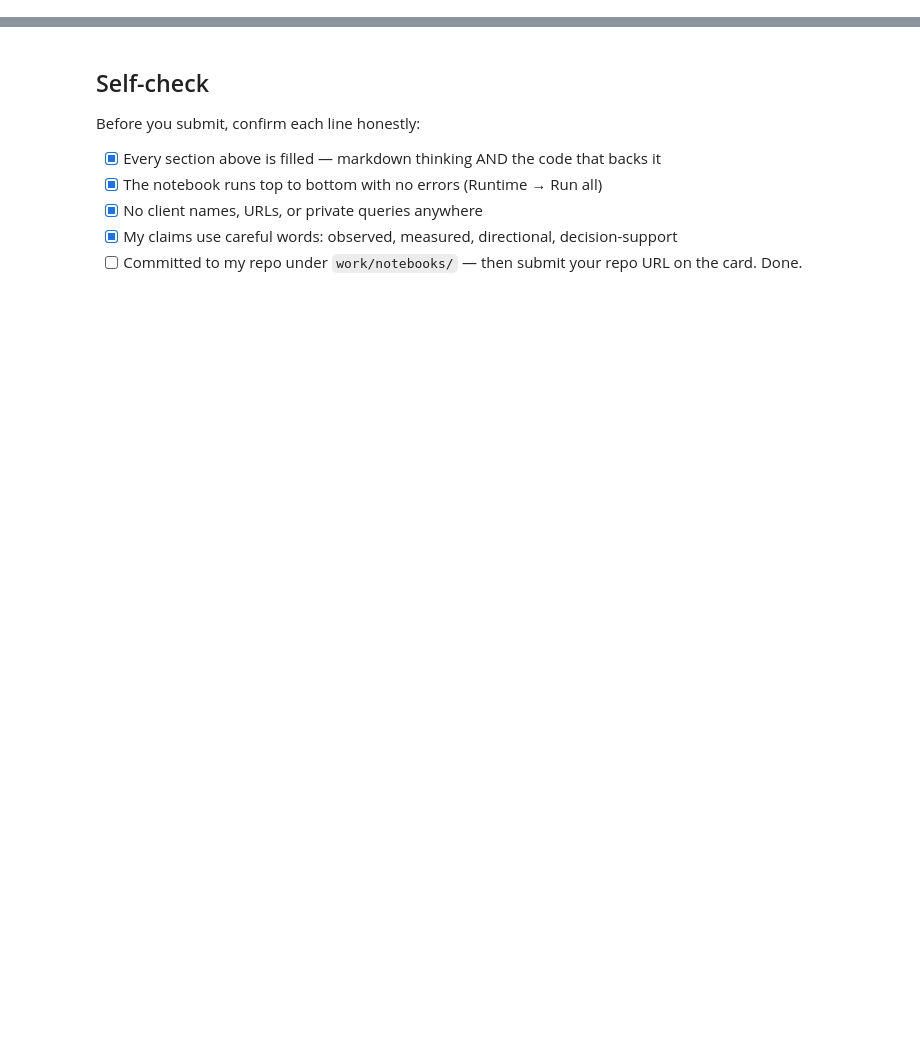
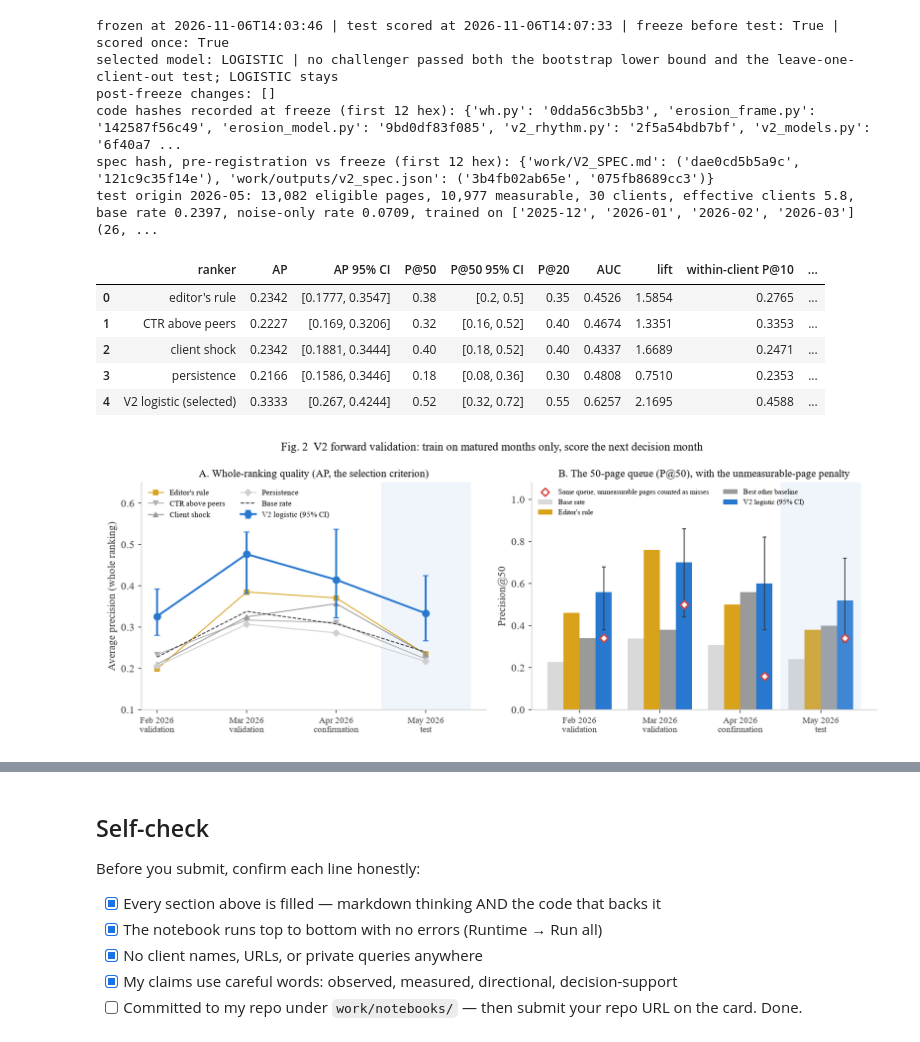
Before and after one commit to Tessa-Saumu/FlyRank-ML-Internship, a Jupyter notebook: work/notebooks/w06_validation_audit.ipynb, the cells around one changed output, grey strips where cells are left out. Saved outputs shown, nothing was run; the diff lists cells and outputs as text; code cells hidden in the pictures; blank space fills up the shorter version.

```diff
--- a/work/notebooks/w06_validation_audit.ipynb
+++ b/work/notebooks/w06_validation_audit.ipynb
@@ -174,0 +167,29 @@ rule to the sealed month after seeing it: that would be tuning on the test.
+# %%
+fz, ts = v2("freeze"), v2("test")
+print("frozen at", fz["frozen_at"], "| test scored at", ts["scored_at"], "| freeze before test:", fz["frozen_at"] < ts["scored_at"], "| scored once:", ts["scored_once"])
+print("selected model:", fz["selected_model"], "|", fz["selected_model_decision"]); print("post-freeze changes:", fz["post_freeze_changes"])
+print("code hashes recorded at freeze (first 12 hex):", {k: v[:12] for k, v in fz["code_sha256"].items()})
+print("spec hash, pre-registration vs freeze (first 12 hex):", {k: (fz["spec_sha256_at_preregistration"][k][:12], fz["spec_sha256"][k][:12]) for k in fz["spec_sha256"]})
+ev = ts["evaluation"]
+print(f"test origin {ts['score_origin']}: {ev['n_eligible']:,} eligible pages, {ev['n_measurable']:,} measurable, {ev['n_clients']} clients, effective clients {ev['effective_clients']}, "
+      f"base rate {ev['base_rate']}, noise-only rate {ev['noise_only_rate']}, trained on {ts['train_origins']} ({ts['n_train_rows']:,} rows)")
+rows = [{"ranker": BASE_LABEL.get(n, "V2 logistic (selected)"), "AP": r["ap"], "AP 95% CI": r["ap_ci"], "P@50": r["p@50"], "P@50 95% CI": r["p@50_ci"], "P@20": r["p@20"],
+         "AUC": r["auc"], "lift": r["lift"], "within-client P@10": r["within_client_p@10"], "clients in top 50": r["clients_in_top50"],
+         "P@50, unmeasurable = miss": r["p@50_unmeasurable_as_miss"], "AP gain over best baseline": r["delta_ap_vs_best_baseline"],
+         "gain 95% CI": r["delta_ap_vs_best_baseline_ci"]} for n, r in ev["models"].items()]
+display(pd.DataFrame(rows))
+display(Image(os.path.join(FIG, "fig2_forward_validation.png")))
+# %% [output]
+frozen at 2026-11-06T14:03:46 | test scored at 2026-11-06T14:07:33 | freeze before test: True | scored once: True
+selected model: LOGISTIC | no challenger passed both the bootstrap lower bound and the leave-one-client-out test; LOGISTIC stays
+post-freeze changes: []
+code hashes recorded at freeze (first 12 hex): {'wh.py': '0dda56c3b5b3', 'erosion_frame.py': '142587f56c49', 'erosion_model.py': '9bd0df83f085', 'v2_rhythm.py': '2f5a54bdb7bf', 'v2_models.py': '6f40a7 ...
+spec hash, pre-registration vs freeze (first 12 hex): {'work/V2_SPEC.md': ('dae0cd5b5a9c', '121c9c35f14e'), 'work/outputs/v2_spec.json': ('3b4fb02ab65e', '075fb8689cc3')}
+test origin 2026-05: 13,082 eligible pages, 10,977 measurable, 30 clients, effective clients 5.8, base rate 0.2397, noise-only rate 0.0709, trained on ['2025-12', '2026-01', '2026-02', '2026-03'] (26, ...
+|  | ranker | AP | AP 95% CI | P@50 | P@50 95% CI | P@20 | AUC | lift | within-client P@10 | ... |
+| 0 | editor's rule | 0.2342 | [0.1777, 0.3547] | 0.38 | [0.2, 0.5] | 0.35 | 0.4526 | 1.5854 | 0.2765 | ... |
+| 1 | CTR above peers | 0.2227 | [0.169, 0.3206] | 0.32 | [0.16, 0.52] | 0.40 | 0.4674 | 1.3351 | 0.3353 | ... |
+| 2 | client shock | 0.2342 | [0.1881, 0.3444] | 0.40 | [0.18, 0.52] | 0.40 | 0.4337 | 1.6689 | 0.2471 | ... |
+| 3 | persistence | 0.2166 | [0.1586, 0.3446] | 0.18 | [0.08, 0.36] | 0.30 | 0.4808 | 0.7510 | 0.2353 | ... |
+| 4 | V2 logistic (selected) | 0.3333 | [0.267, 0.4244] | 0.52 | [0.32, 0.72] | 0.55 | 0.6257 | 2.1695 | 0.4588 | ... |
+[figure, added]
```
Also changed, not shown: parts of 25 cells of this notebook, 25 other files.
